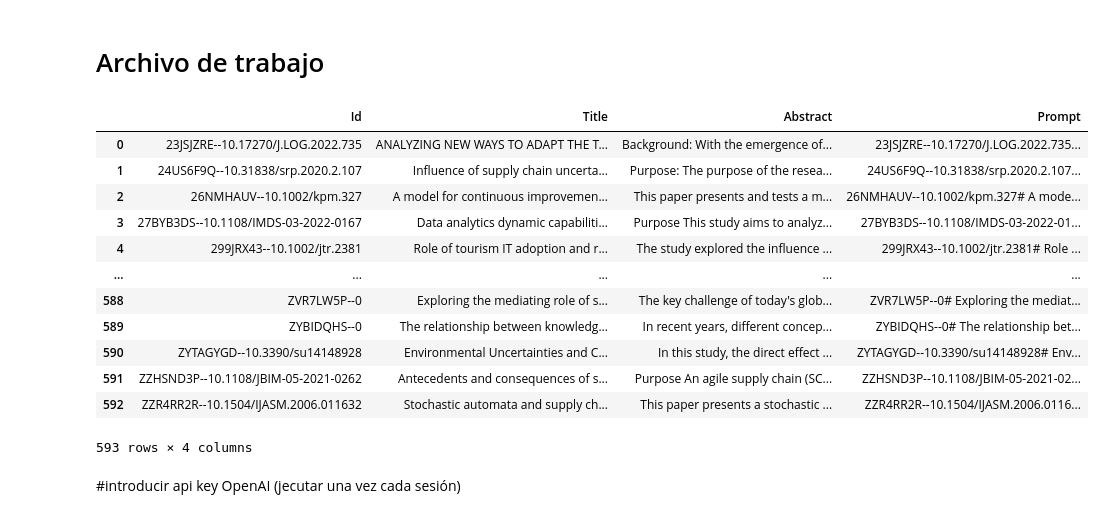
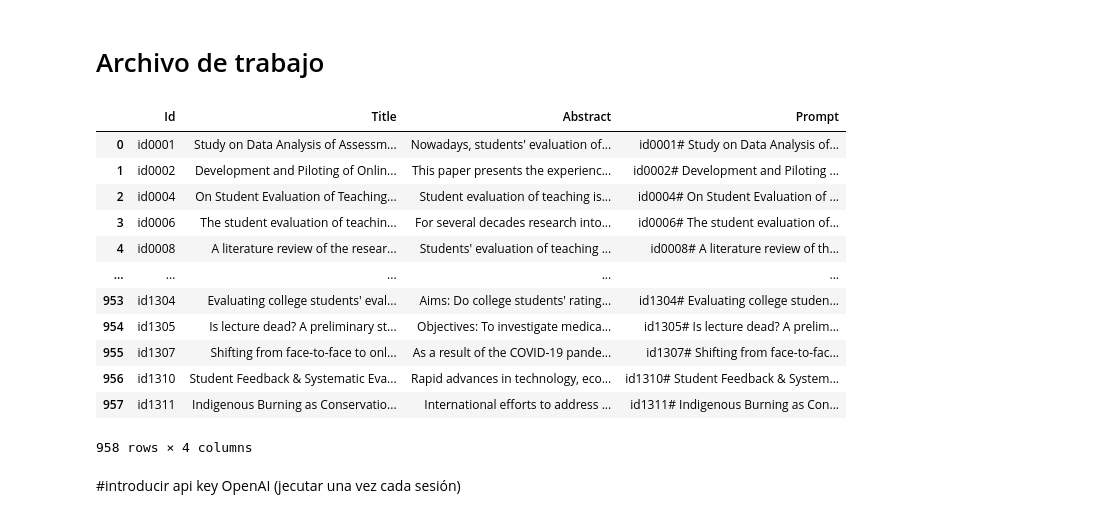
Before and after one commit to paulosk8/LLMforSLRscreening, a Jupyter notebook: UBdocSchoolMAy25/chatgptAPI_PROMPT_UBschoolMay25.ipynb, the cells around one changed output. Drawn from its saved outputs; the diff is of its cells as text; code cells hidden in the pictures.

```diff
--- a/UBdocSchoolMAy25/chatgptAPI_PROMPT_UBschoolMay25.ipynb
+++ b/UBdocSchoolMAy25/chatgptAPI_PROMPT_UBschoolMay25.ipynb
@@ -18,50 +18,48 @@ Manualmente copiando y pegando el input y los resultados (de 20 en 20) me funcio
 # En Python, puedes usar comillas simples o dobles para definir una cadena de texto (string). Ambas son válidas y no hay diferencia funcional entre ellas.
 #  si tu cadena de texto contiene una comilla simple (como en "I'm"), puedes usar comillas dobles para evitar tener que escapar la comilla simple. De manera similar, si tu cadena de texto contiene una comilla doble, puedes usar comillas
 
-# RutaData = input("Ruta completa al archivo (ejemplo: https://gdocu.upv.es/share/proxy/alfresco.xls ): ")
+# RutaData = input("Ruta completa al archivo (ejemplo: https://gdu.uv.es/sh/alfresco.xls ): ")
 
-# RutaData="https://gdocu.upv.es/share/proxy/alfresco-noauth/api/internal/shared/node/content/OTK2Nh_hTECdtOHp0DRxYg"
-
-RutaData="WOS-SCOLista global sin duplicadosV2-CodHumano.xlsx"
+RutaData="savedrecsSET1311results.xlsx"
 
 # Este código lee el archivo XLS ubicado en la URL especificada y lo carga en un DataFrame de pandas llamado DataPapers.
 # Debes tener en cuenta que read_excel() necesita la biblioteca openpyxl o xlrd para leer archivos de Excel,
 # si no la tienes instalada, puedes hacerlo con pip install openpyxl o pip install xlrd.
 # Además, también necesitas tener la biblioteca requests para leer archivos desde una URL. Si no la tienes instalada, puedes hacerlo con pip install requests.
 
 import pandas as pd
 
 # Leemos el archivo en un DataFrame
 DataPapers = pd.read_excel(RutaData)
 
 DataPapers['Prompt'] = DataPapers['Id'].astype(str) + "# "  + DataPapers['Title'] + ". "+ DataPapers['Abstract']
 DataPapers
 
 # Definimos las columnas que queremos mantener
 columnas = ["Id", "Title","Abstract", "Prompt"]
 
 # Seleccionamos las columnas y las primeras 128 filas
 # DataPapers = DataPapers[columnas].iloc[:10]
 
 # Seleccionamos las columnas y TODAS las filas (no solo las primeras 10)
 DataPapers = DataPapers[columnas]  # Eliminamos el .iloc[:10]
 
 
 DataPapers
 # %% [output]
 |  | Id | Title | Abstract | Prompt |
-| 0 | 23JSJZRE--10.17270/J.LOG.2022.735 | ANALYZING NEW WAYS TO ADAPT THE T... | Background: With the emergence of... | 23JSJZRE--10.17270/J.LOG.2022.735... |
-| 1 | 24US6F9Q--10.31838/srp.2020.2.107 | Influence of supply chain uncerta... | Purpose: The purpose of the resea... | 24US6F9Q--10.31838/srp.2020.2.107... |
-| 2 | 26NMHAUV--10.1002/kpm.327 | A model for continuous improvemen... | This paper presents and tests a m... | 26NMHAUV--10.1002/kpm.327# A mode... |
-| 3 | 27BYB3DS--10.1108/IMDS-03-2022-0167 | Data analytics dynamic capabiliti... | Purpose This study aims to analyz... | 27BYB3DS--10.1108/IMDS-03-2022-01... |
-| 4 | 299JRX43--10.1002/jtr.2381 | Role of tourism IT adoption and r... | The study explored the influence ... | 299JRX43--10.1002/jtr.2381# Role ... |
+| 0 | id0001 | Study on Data Analysis of Assessm... | Nowadays, students' evaluation of... | id0001# Study on Data Analysis of... |
+| 1 | id0002 | Development and Piloting of Onlin... | This paper presents the experienc... | id0002# Development and Piloting ... |
+| 2 | id0004 | On Student Evaluation of Teaching... | Student evaluation of teaching is... | id0004# On Student Evaluation of ... |
+| 3 | id0006 | The student evaluation of teachin... | For several decades research into... | id0006# The student evaluation of... |
+| 4 | id0008 | A literature review of the resear... | Students' evaluation of teaching ... | id0008# A literature review of th... |
 | ... | ... | ... | ... | ... |
-| 588 | ZVR7LW5P--0 | Exploring the mediating role of s... | The key challenge of today's glob... | ZVR7LW5P--0# Exploring the mediat... |
-| 589 | ZYBIDQHS--0 | The relationship between knowledg... | In recent years, different concep... | ZYBIDQHS--0# The relationship bet... |
-| 590 | ZYTAGYGD--10.3390/su14148928 | Environmental Uncertainties and C... | In this study, the direct effect ... | ZYTAGYGD--10.3390/su14148928# Env... |
-| 591 | ZZHSND3P--10.1108/JBIM-05-2021-0262 | Antecedents and consequences of s... | Purpose An agile supply chain (SC... | ZZHSND3P--10.1108/JBIM-05-2021-02... |
-| 592 | ZZR4RR2R--10.1504/IJASM.2006.011632 | Stochastic automata and supply ch... | This paper presents a stochastic ... | ZZR4RR2R--10.1504/IJASM.2006.0116... |
+| 953 | id1304 | Evaluating college students' eval... | Aims: Do college students' rating... | id1304# Evaluating college studen... |
+| 954 | id1305 | Is lecture dead? A preliminary st... | Objectives: To investigate medica... | id1305# Is lecture dead? A prelim... |
+| 955 | id1307 | Shifting from face-to-face to onl... | As a result of the COVID-19 pande... | id1307# Shifting from face-to-fac... |
+| 956 | id1310 | Student Feedback & Systematic Eva... | Rapid advances in technology, eco... | id1310# Student Feedback & System... |
+| 957 | id1311 | Indigenous Burning as Conservatio... | International efforts to address ... | id1311# Indigenous Burning as Con... |
-593 rows × 4 columns
+958 rows × 4 columns
 # %% [markdown]
 #introducir api key OpenAI (jecutar una vez cada sesión)
 # %%
```
Also changed, not shown: parts of 3 cells of this notebook.
